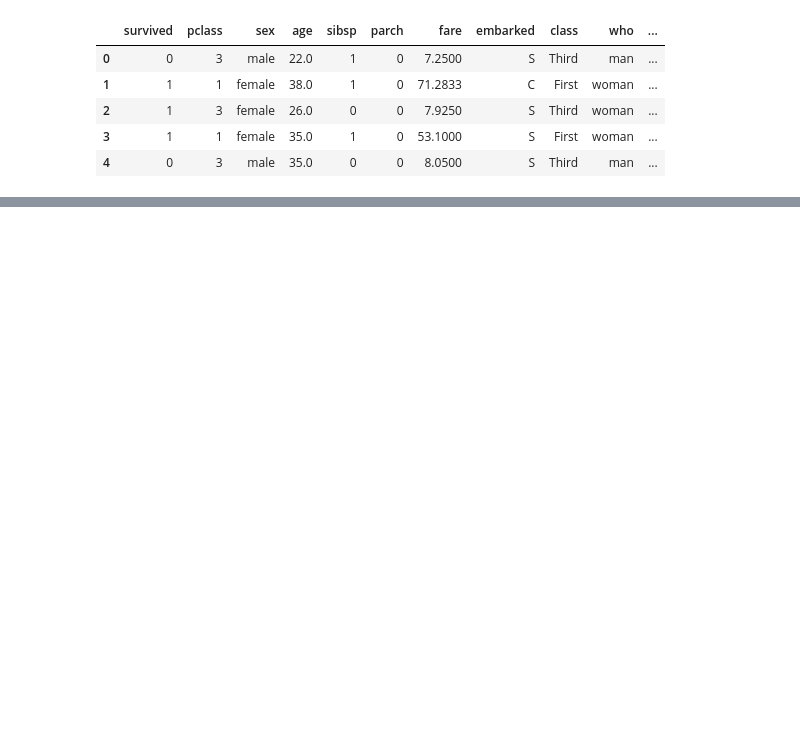
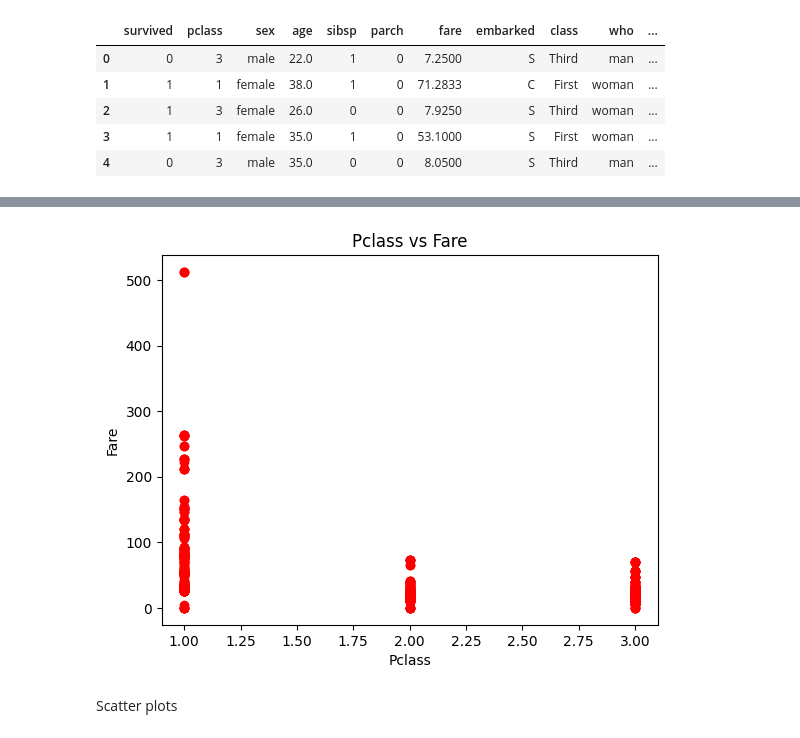
Before and after one commit to muhib53/vizulization, a Jupyter notebook: first.ipynb, the cells around one changed output, grey strips where cells are left out. Saved outputs shown, nothing was run; the diff lists cells and outputs as text; code cells hidden in the pictures; blank space fills up the shorter version.

```diff
--- a/first.ipynb
+++ b/first.ipynb
@@ -16,0 +55,10 @@ df['survived']['sex'].val
+# %%
+plt.scatter(df['pclass'], df['fare'], color='red')
+plt.title('Pclass vs Fare')
+plt.xlabel('Pclass')
+plt.ylabel('Fare')
+plt.show()
+# %% [output]
+[figure, added]
+# %% [markdown]
+Scatter plots
```
Also changed, not shown: parts of 13 cells of this notebook, 1 other file.
